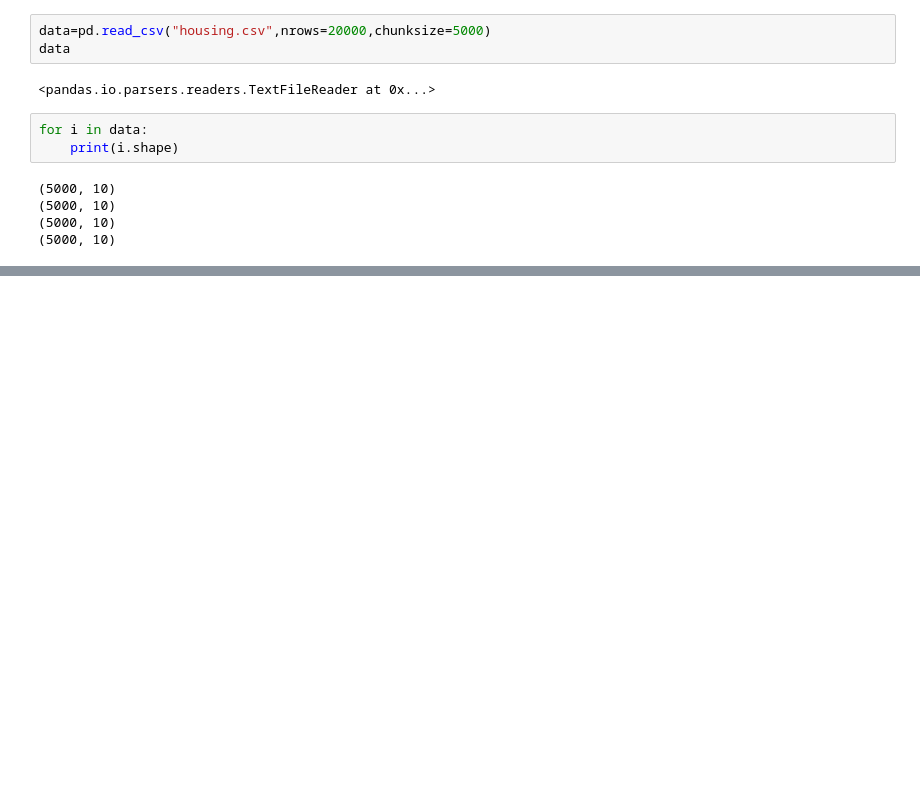
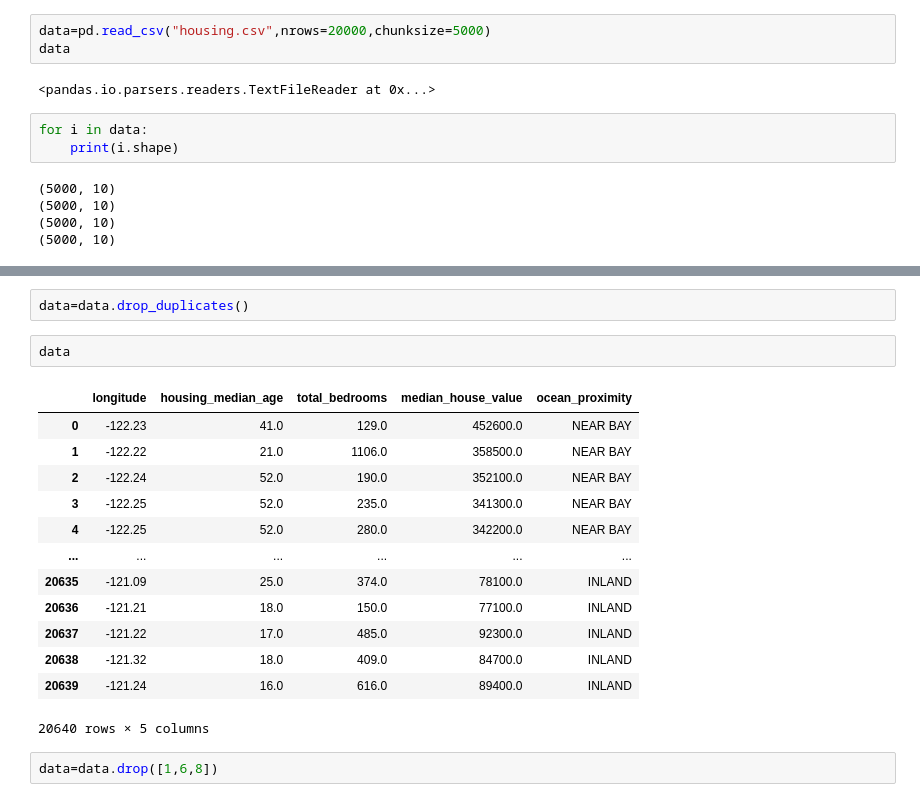
Before and after one commit to malik09-teach/ML-BASICS-PROJECTS-, a Jupyter notebook: working on CSV/practice.ipynb, the cells around one changed output, grey strips where cells are left out. Drawn from its saved outputs; the diff is of its cells as text; blank space fills up the shorter version.

```diff
--- a/working on CSV/practice.ipynb
+++ b/working on CSV/practice.ipynb
@@ -221,0 +275,20 @@ for i in data:
+# %%
+data=data.drop_duplicates()
+# %%
+data
+# %% [output]
+|  | longitude | housing_median_age | total_bedrooms | median_house_value | ocean_proximity |
+| 0 | -122.23 | 41.0 | 129.0 | 452600.0 | NEAR BAY |
+| 1 | -122.22 | 21.0 | 1106.0 | 358500.0 | NEAR BAY |
+| 2 | -122.24 | 52.0 | 190.0 | 352100.0 | NEAR BAY |
+| 3 | -122.25 | 52.0 | 235.0 | 341300.0 | NEAR BAY |
+| 4 | -122.25 | 52.0 | 280.0 | 342200.0 | NEAR BAY |
+| ... | ... | ... | ... | ... | ... |
+| 20635 | -121.09 | 25.0 | 374.0 | 78100.0 | INLAND |
+| 20636 | -121.21 | 18.0 | 150.0 | 77100.0 | INLAND |
+| 20637 | -121.22 | 17.0 | 485.0 | 92300.0 | INLAND |
+| 20638 | -121.32 | 18.0 | 409.0 | 84700.0 | INLAND |
+| 20639 | -121.24 | 16.0 | 616.0 | 89400.0 | INLAND |
+20640 rows × 5 columns
+# %%
+data=data.drop([1,6,8])
```
Also changed, not shown: parts of 19 cells of this notebook.
